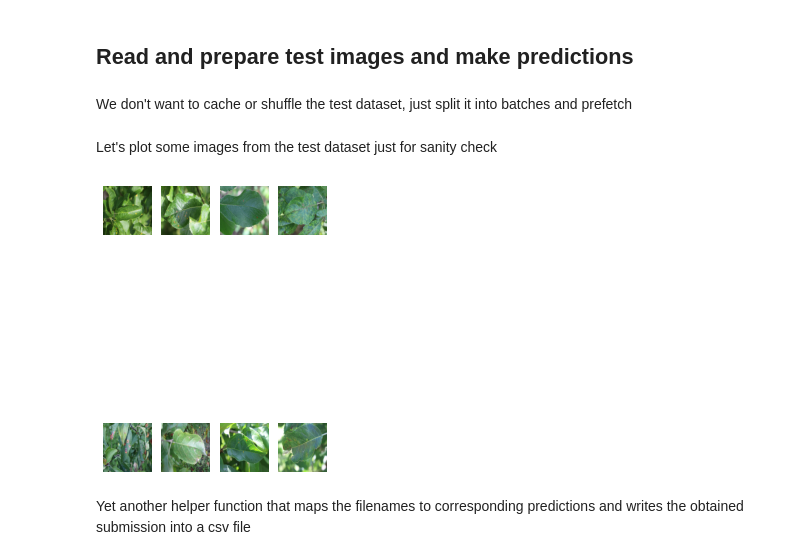
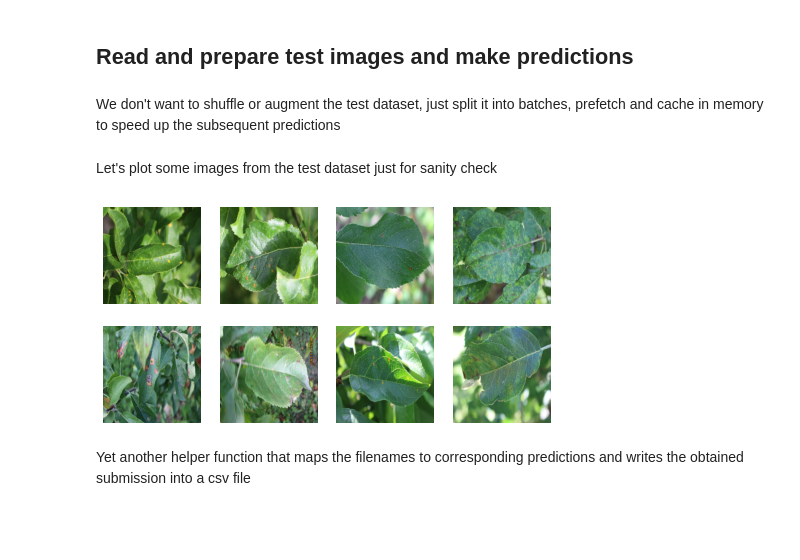
Before and after one commit to aaalexlit/kaggle-notebooks, a Jupyter notebook: from-simple-cnn-to-transfer-learning-on-tpu.ipynb, the cells around one changed output. Saved outputs shown, nothing was run; the diff lists cells and outputs as text; code cells hidden in the pictures; blank space fills up the shorter version.

```diff
--- a/from-simple-cnn-to-transfer-learning-on-tpu.ipynb
+++ b/from-simple-cnn-to-transfer-learning-on-tpu.ipynb
@@ -469,22 +515,22 @@ plot_learning_curves(history)
 # %% [markdown]
 ## Read and prepare test images and make predictions
 # %% [markdown]
-We don't want to cache or shuffle the test dataset, just split it into batches and prefetch
+We don't want to shuffle or augment the test dataset, just split it into batches, prefetch and cache in memory to speed up the subsequent predictions
 # %%
 test_files_ds = tf.data.Dataset.from_tensor_slices(test_filenames)
 test_ds = test_files_ds.map(convert_to_image, num_parallel_calls=AUTOTUNE)
-test_ds = test_ds.batch(BATCH_SIZE).prefetch(AUTOTUNE)
+test_ds = test_ds.batch(BATCH_SIZE).prefetch(AUTOTUNE).cache()
 # %% [markdown]
 Let's plot some images from the test dataset just for sanity check
 # %%
 test_batch = next(iter(test_ds))
-plt.figure(figsize=(4,8))
+plt.figure(figsize=(8, 4))
 for n in range(8):
     ax = plt.subplot(2,4,n+1)
     plt.imshow(test_batch[n])
     plt.axis("off")
 # %% [output]
-[figure, old version]
+[figure, new version]
 # %% [markdown]
 Yet another helper function that maps the filenames to corresponding predictions and writes the obtained submission into a csv file
 # %%
```
Also changed, not shown: parts of 49 cells of this notebook.
